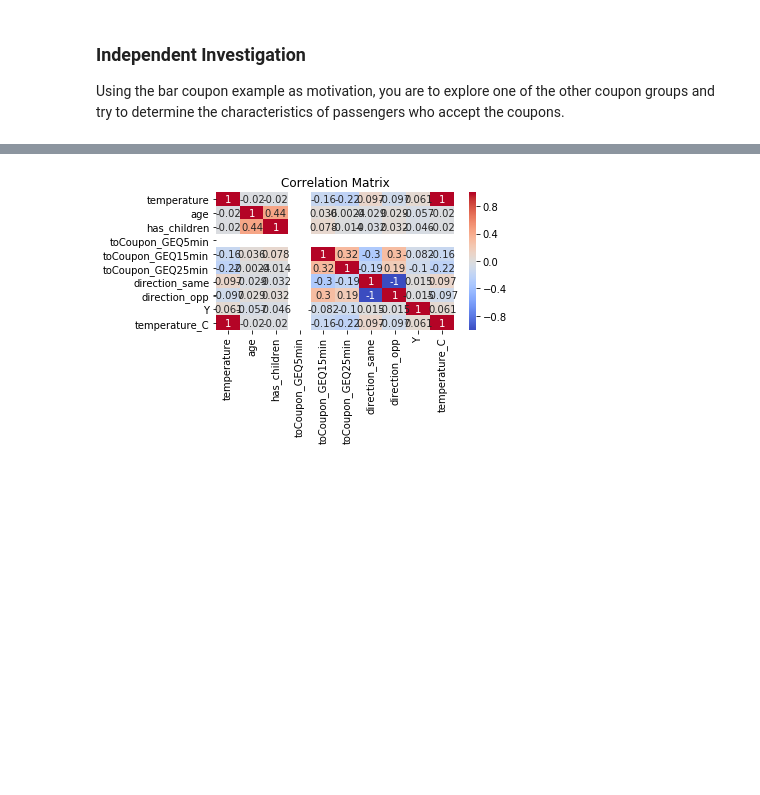
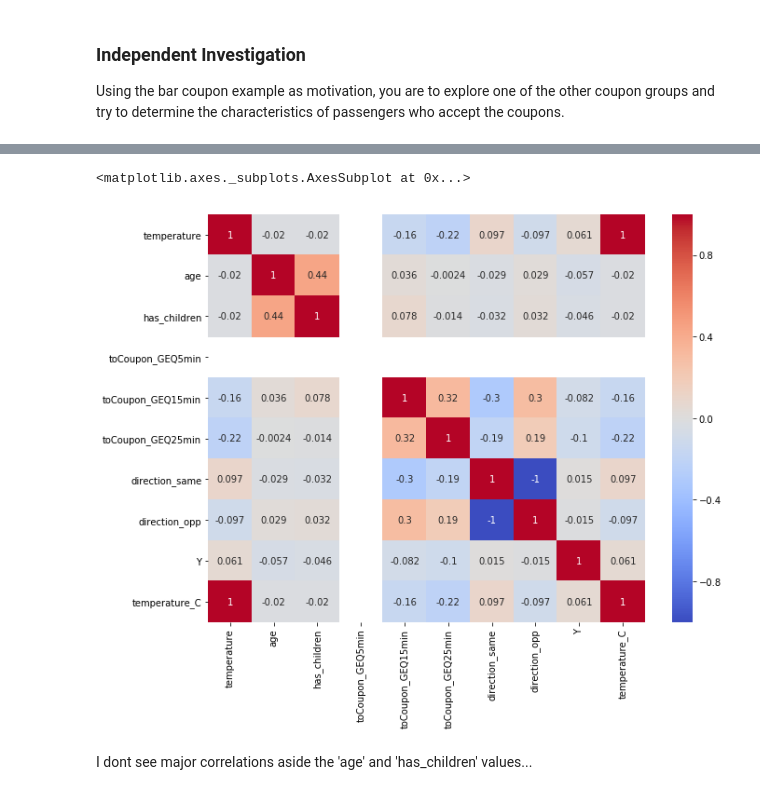
Before and after one commit to rubendario117/AI-ML, a Jupyter notebook: assignment_5_1_starter/prompt.ipynb, the cells around one changed output, grey strips where cells are left out. Saved outputs shown, nothing was run; the diff lists cells and outputs as text; code cells hidden in the pictures; blank space fills up the shorter version.

```diff
--- a/assignment_5_1_starter/prompt.ipynb
+++ b/assignment_5_1_starter/prompt.ipynb
@@ -542,10 +546,14 @@ sns.pairplot(data[columns], hue='Y')
 # %%
-# compute correlation matrix
+# Create correlation matrix
 corr_matrix = data.corr()
 
-# plot correlation matrix as a heatmap
-sns.heatmap(corr_matrix, annot=True, cmap='coolwarm')
-plt.title('Correlation Matrix')
-plt.show()
+# Set plot size
+fig, ax = plt.subplots(figsize=(10,8))
+
+# Create heatmap
+sns.heatmap(corr_matrix, annot=True, cmap='coolwarm', ax=ax)
 # %% [output]
+<matplotlib.axes._subplots.AxesSubplot at 0x...>
-[figure, old version]
+[figure, new version]
+# %% [markdown]
+I dont see major correlations aside the 'age' and 'has_children' values...
```
Also changed, not shown: parts of 14 cells of this notebook.
